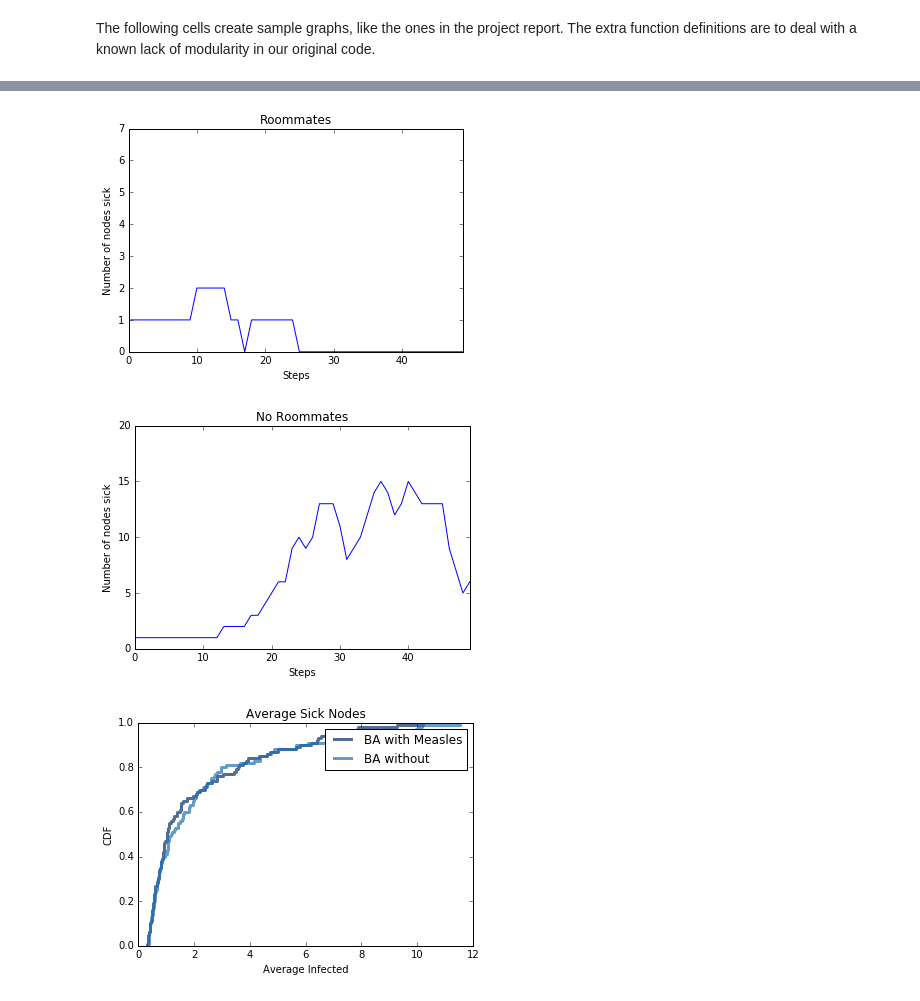
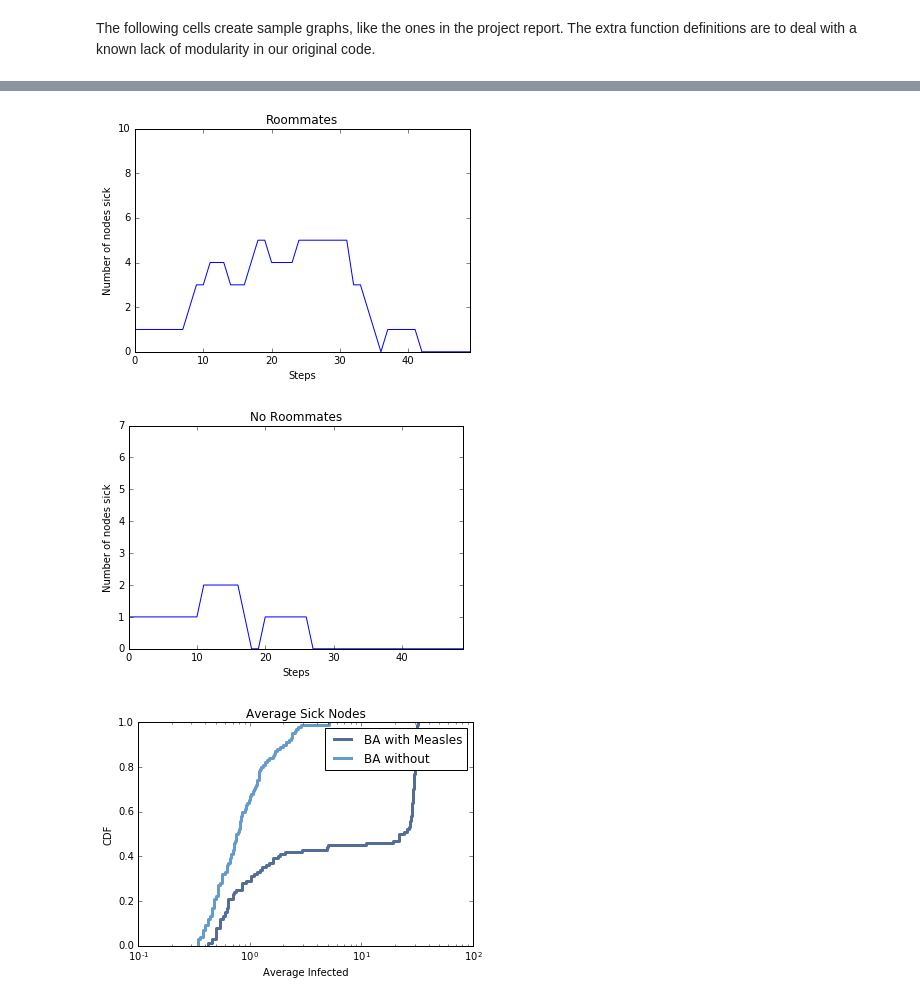
Before and after one commit to buttegab/FreshmanPlague, a Jupyter notebook: code/plague_functions.ipynb, the cells around one changed output, grey strips where cells are left out. Drawn from its saved outputs; the diff is of its cells as text; code cells hidden in the pictures.

```diff
--- a/code/plague_functions.ipynb
+++ b/code/plague_functions.ipynb
@@ -196,10 +206,37 @@ def step(G, quarantine_factor = 2, measles_factor = 3):
+# %%
+def step(G):
+    """ Step function, taking disease type into account. Right now, does it by checking a string - not the cleanest, but it works. Returns total sick before the step occurs."""
+    total_sick = 0
+    if G.type != None and G.type == "measles":
+        for node in G.nodes():
+            if node.is_sick == 0:
+                for neighbor in G.neighbors(node):
+                    if neighbor.is_sick == 1:
+                        node.exposure += (G[node][neighbor]["social"]/2) # Self-quarantined; halved transmimssion.
+                    if neighbor.is_sick == 3:
+                        node.exposure += (G[node][neighbor]["social"]*2)
+            if node.is_sick == 1 or node.is_sick == 3:
+                total_sick += 1
+    else: # "cold" type for now
+        for node in G.nodes():
+            if node.is_sick == 0:
+                for neighbor in G.neighbors(node):
+                    if neighbor.is_sick == 1:
+                        node.exposure += (G[node][neighbor]["social"])
+            if node.is_sick == 1:
+                total_sick += 1
+    for node in G.nodes():
+        node.process_exposure()
+    return total_sick
 # %%
 def run_graph(graph, iters):
-    """Runs the graph for a certain number of iterations, returning a count of sick nodes over time."""
-    #Always instantiate patient 0 as the first node, for consistency.
+    #instantiate patient zero being the same node in both
     patient_zero = graph.nodes()[0]
     patient_zero.exposure = 100
-    patient_zero.is_sick = 1
+    if graph.type == "measles":
+        patient_zero.is_sick = 3
+    else:
+        patient_zero.is_sick = 1
 
     sick = []
     time_step = []
@@ -223,15 +260,15 @@ def run_trials_same_graph(G,F,iters,total):
         avgF.append(sum(sickF)/len(sickF))
     return maxG,avgG,maxF,avgF
 
-def run_trials_different_graphs(t_size = None, t_edges = None, roommate = True, iters = 50, total = 100):
-    ''' Generates total graphs, each of iters steps for G (measles) and F (not measles), and returns maxG, avgG, maxF, avgF.
+def run_trials_different_graphs(t_size = 100, t_edges = 3, t_roommate = True, iters = 50, total = 100):
+    ''' Generates total graphs, each of iters steps for the parameter of interest (defaults to measles unless t_roommate is False), and returns maxG, avgG, maxF, avgF.
     Parameters don't currently do anything. '''
     maxG = []
     maxF = []
     avgG = []
     avgF = []
     for i in range(total):
-        F, G = create_student_ba_graph()
+        F, G = create_student_ba_graph(size = t_size, new_edges_per_node = t_edges, roommate = t_roommate)
         sickG,time_stepG = run_graph(G,iters)
         sickF,time_stepF = run_graph(F,iters)
         maxG.append(max(sickG))
@@ -311,9 +318,10 @@ plt.show()
 # %%
 # This cell creates a plot of one run, roommate vs. not-roommate over time.
 
-F, G = create_student_ba_graph(roommate = False)
-G = None
+F = create_student_ba_graph(roommate = False)[0]
+F.type = "cold"
 G = create_Roommates(F.copy())
+G.type = "cold"
 
 room_sick, room_times = run_graph(G, 50)
 nr_sick, nr_times = run_graph(F, 50)
@@ -333,28 +341,26 @@ plt.axis([0, nr_times[-1], 0, max(nr_sick)+5])
 plt.title('No Roommates')
 plt.show()
 # %% [output]
-[figure, old version]
+[figure, new version]
-[figure, old version]
+[figure, new version]
 # %%
 # This cell creates a CDF of many runs, comparing measles vs. not-measles.
 
-F, G = create_student_ba_graph(roommate = False)
+F, G = create_student_ba_graph()
 iters = 50
 total = 100
 
 # maxG, avgG, maxF, avgF = run_trials_same_graph(G.copy(),F.copy(),iters,total) #Can replace with different graphs as-needed.
 
 # thinkplot.Cdf(thinkstats2.Cdf(avgG), label="BA with Measles")
 # thinkplot.Cdf(thinkstats2.Cdf(avgF), label="BA without")
 # thinkplot.config(xlabel='Average Infected', ylabel='CDF',title="Average Sick Nodes")
 
 maxG, avgG, maxF, avgF = run_trials_different_graphs()
 thinkplot.Cdf(thinkstats2.Cdf(avgG), label="BA with Measles")
 thinkplot.Cdf(thinkstats2.Cdf(avgF), label="BA without")
-thinkplot.config(xlabel='Average Infected', ylabel='CDF',title="Average Sick Nodes")
-
-#TODO: Look into the code here. When cleaning up the .ipynb, I believe I may have messed something up, since this script returns a CDF of two more-or-less identical runs (e.g., no differentiation between measles and not). Consider looking into git history as well.
+thinkplot.config(xlabel='Average Infected', ylabel='CDF', xscale="log", title="Average Sick Nodes")
 # %% [output]
-[figure, old version]
+[figure, new version]
 # %%
 # This cell creates a CDF of many runs, comparing roommate vs. not-roommate.
```
Also changed, not shown: parts of 4 cells of this notebook, 14 other files.
